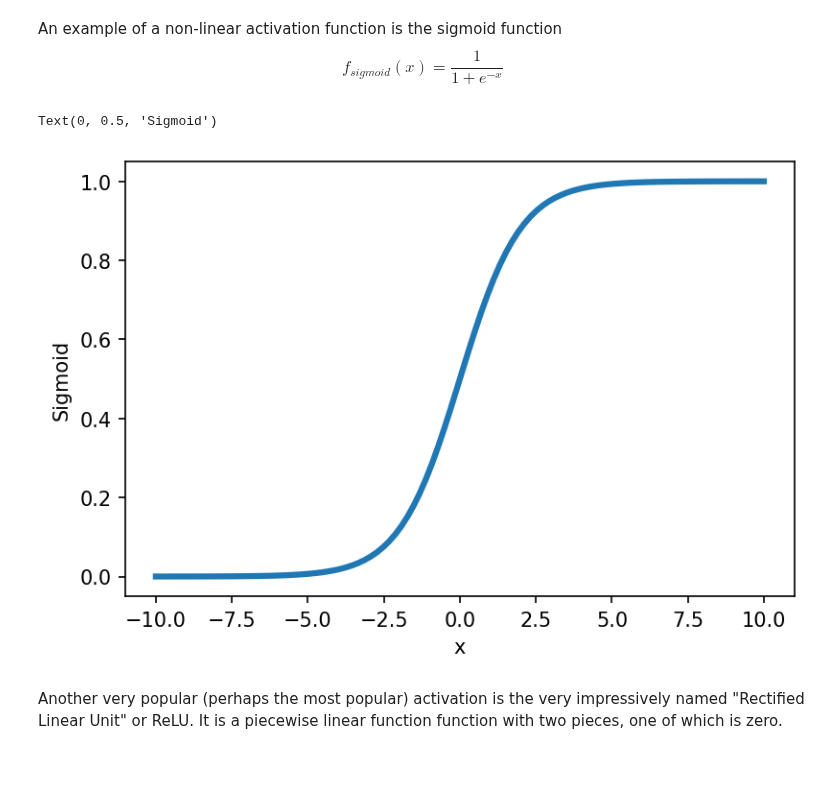
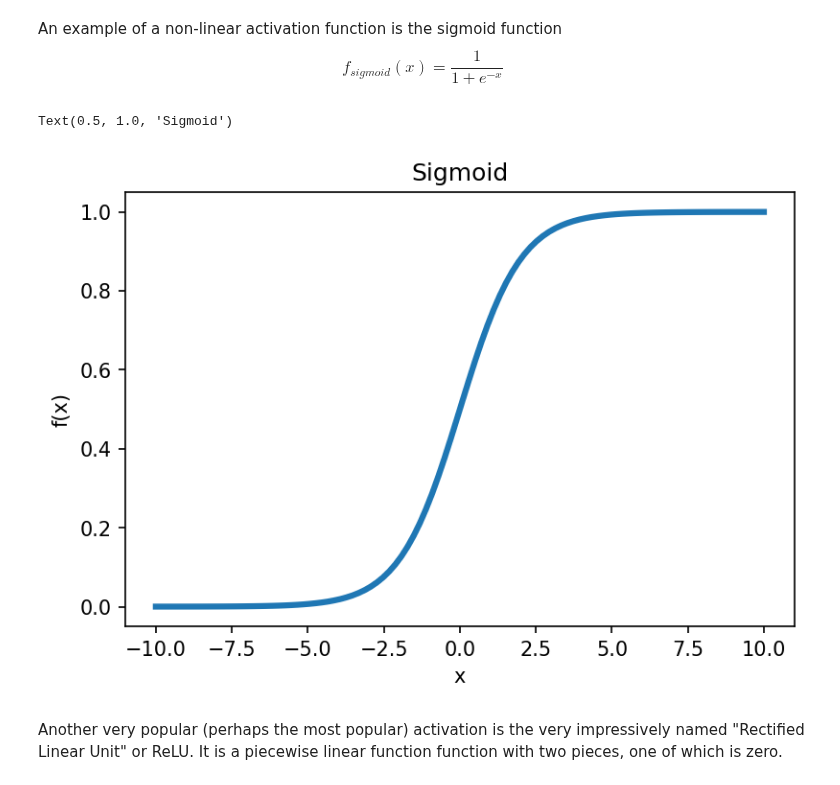
Before and after one commit to nichol77/mlForPhysicists, a Jupyter notebook: Week1_NeuralNetwork.ipynb, the cells around one changed output. Saved outputs shown, nothing was run; the diff lists cells and outputs as text; code cells hidden in the pictures.

```diff
--- a/Week1_NeuralNetwork.ipynb
+++ b/Week1_NeuralNetwork.ipynb
@@ -27,24 +27,25 @@ An example of a non-linear activation function is the sigmoid function $$f_{sigm
 # %%
 #So now we will have our first bit of code
 import numpy as np  #import the numpy library as np
 import matplotlib.pyplot as plt #import the pyplot library as plt
 import matplotlib.style #Some style nonsense
 import matplotlib as mpl #Some more style nonsense
 
 #Set default figure size
 #mpl.rcParams['figure.figsize'] = [12.0, 8.0] #Inches... of course it is inches
 mpl.rcParams["legend.frameon"] = False
 mpl.rcParams['figure.dpi']=150 # dots per inch
 
 #Actually plot something
 fig, ax = plt.subplots()  #I like to make plots using this silly fig,ax method but plot how you like
 x=np.linspace(-10,10,100)  #Get 100 points from -10 to 10
 ax.plot(x,1./(1.+np.exp(-x)),linewidth=3) #Plot x vs Sigmoid with a linewidth of 3
 ax.set_xlabel("x")
-ax.set_ylabel("Sigmoid")
+ax.set_ylabel("f(x)")
+ax.set_title("Sigmoid")
 # %% [output]
-Text(0, 0.5, 'Sigmoid')
+Text(0.5, 1.0, 'Sigmoid')
-[figure, old version]
+[figure, new version]
 # %% [markdown]
 Another very popular (perhaps the most popular) activation is the very impressively named "Rectified Linear Unit" or ReLU. It is a piecewise linear function function with two pieces, one of which is zero.
 # %%
```
Also changed, not shown: parts of 4 cells of this notebook, 6 other files.
